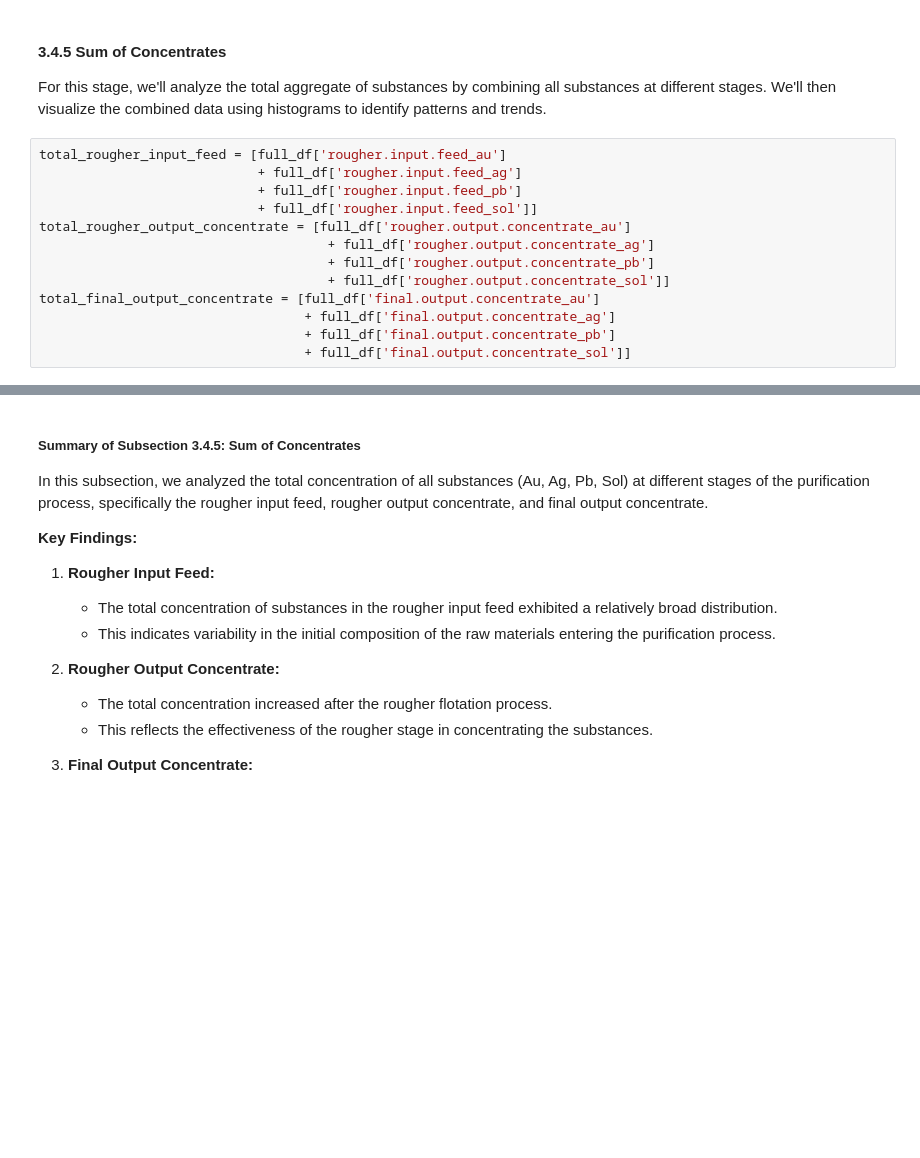
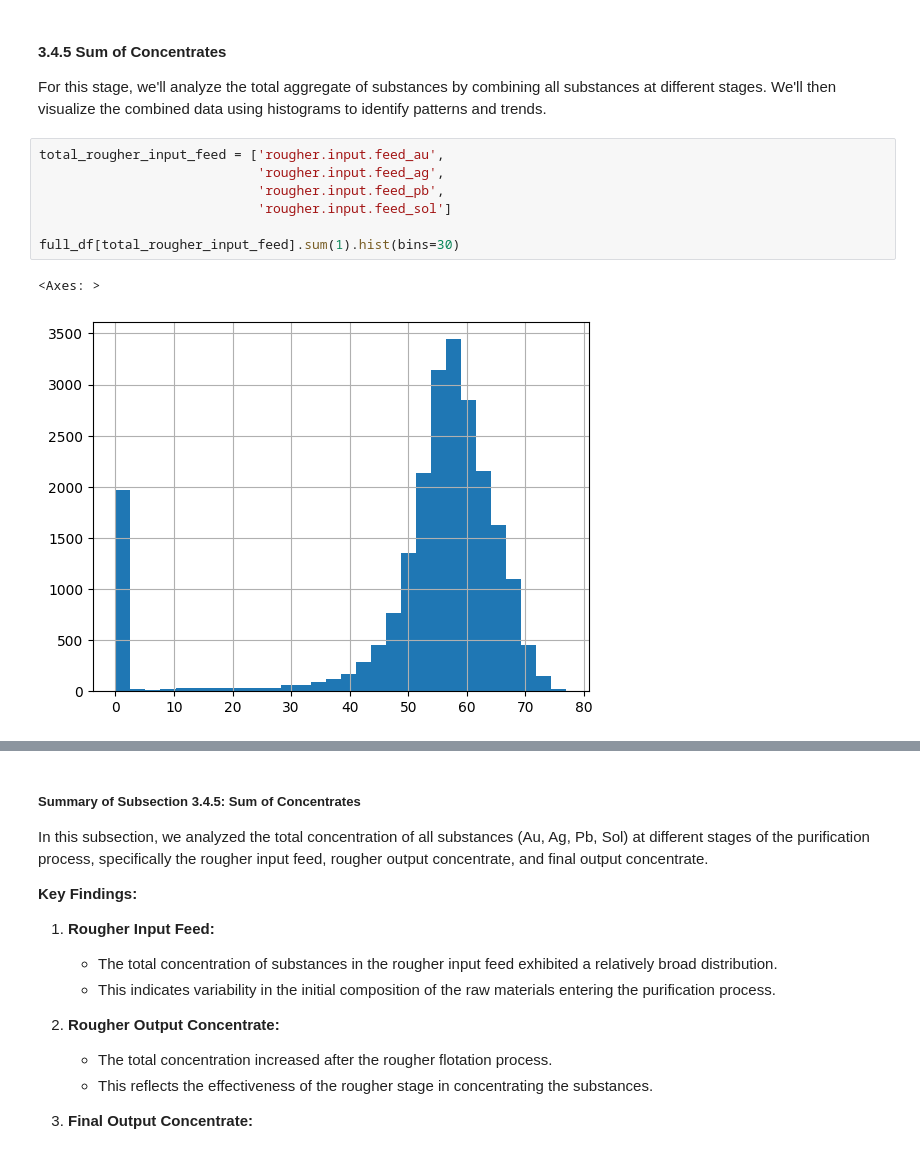
Before and after one commit to Vyncent-vdW/sprint_ten_gold_mining_project, a Jupyter notebook: sprint_ten_gold_mining_project_nb.ipynb, the cells around one changed output, grey strips where cells are left out. Saved outputs shown, nothing was run; the diff lists cells and outputs as text; blank space fills up the shorter version.

```diff
--- a/sprint_ten_gold_mining_project_nb.ipynb
+++ b/sprint_ten_gold_mining_project_nb.ipynb
@@ -2592,16 +2593,13 @@ With each stage of the purification process, the amount of solution used decreas
 #### 3.4.5 Sum of Concentrates
 For this stage, we'll analyze the total aggregate of substances by combining all substances at different stages. We'll then visualize the combined data using histograms to identify patterns and trends.
 # %%
-total_rougher_input_feed = [full_df['rougher.input.feed_au']
-                            + full_df['rougher.input.feed_ag']
-                            + full_df['rougher.input.feed_pb']
-                            + full_df['rougher.input.feed_sol']]
-total_rougher_output_concentrate = [full_df['rougher.output.concentrate_au']
-                                     + full_df['rougher.output.concentrate_ag']
-                                     + full_df['rougher.output.concentrate_pb']
-                                     + full_df['rougher.output.concentrate_sol']]
-total_final_output_concentrate = [full_df['final.output.concentrate_au']
-                                  + full_df['final.output.concentrate_ag']
-                                  + full_df['final.output.concentrate_pb']
-                                  + full_df['final.output.concentrate_sol']]
+total_rougher_input_feed = ['rougher.input.feed_au',
+                            'rougher.input.feed_ag',
+                            'rougher.input.feed_pb',
+                            'rougher.input.feed_sol']
+
+full_df[total_rougher_input_feed].sum(1).hist(bins=30)
+# %% [output]
+<Axes: >
+[figure, added]
 # %%
```
Also changed, not shown: parts of 25 cells of this notebook.
